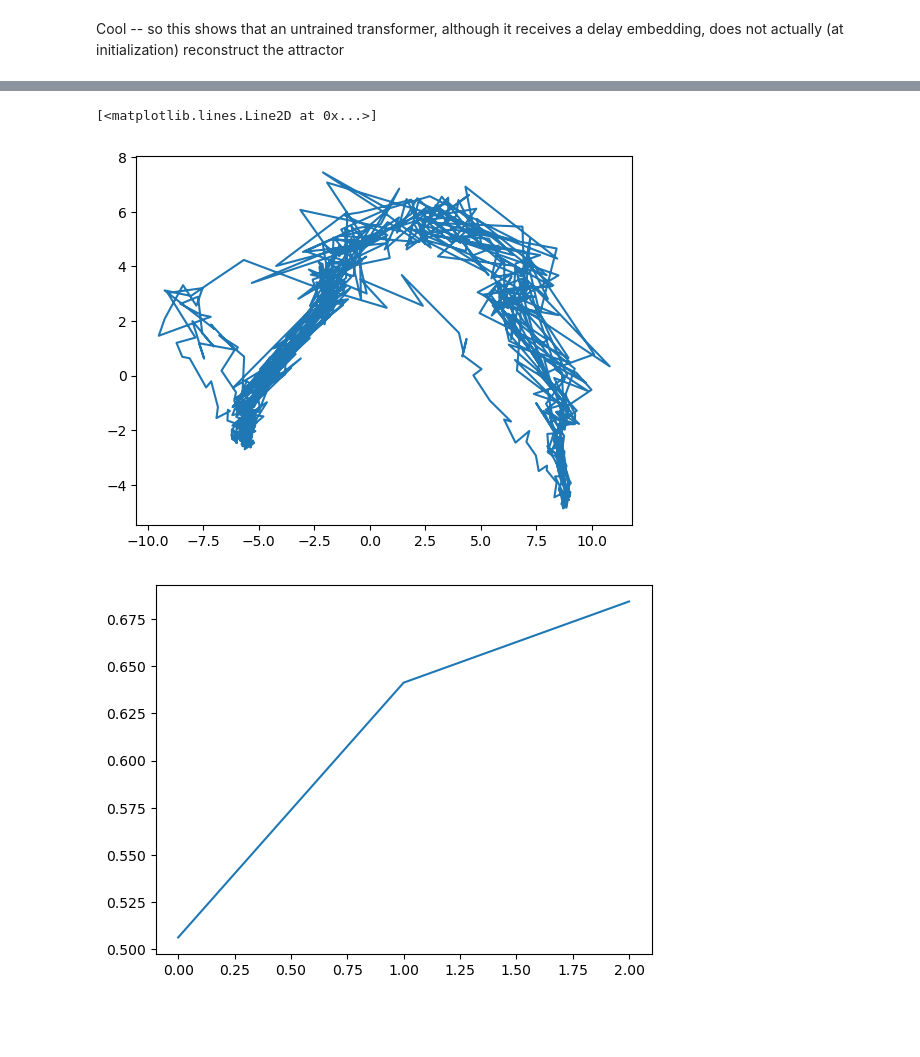
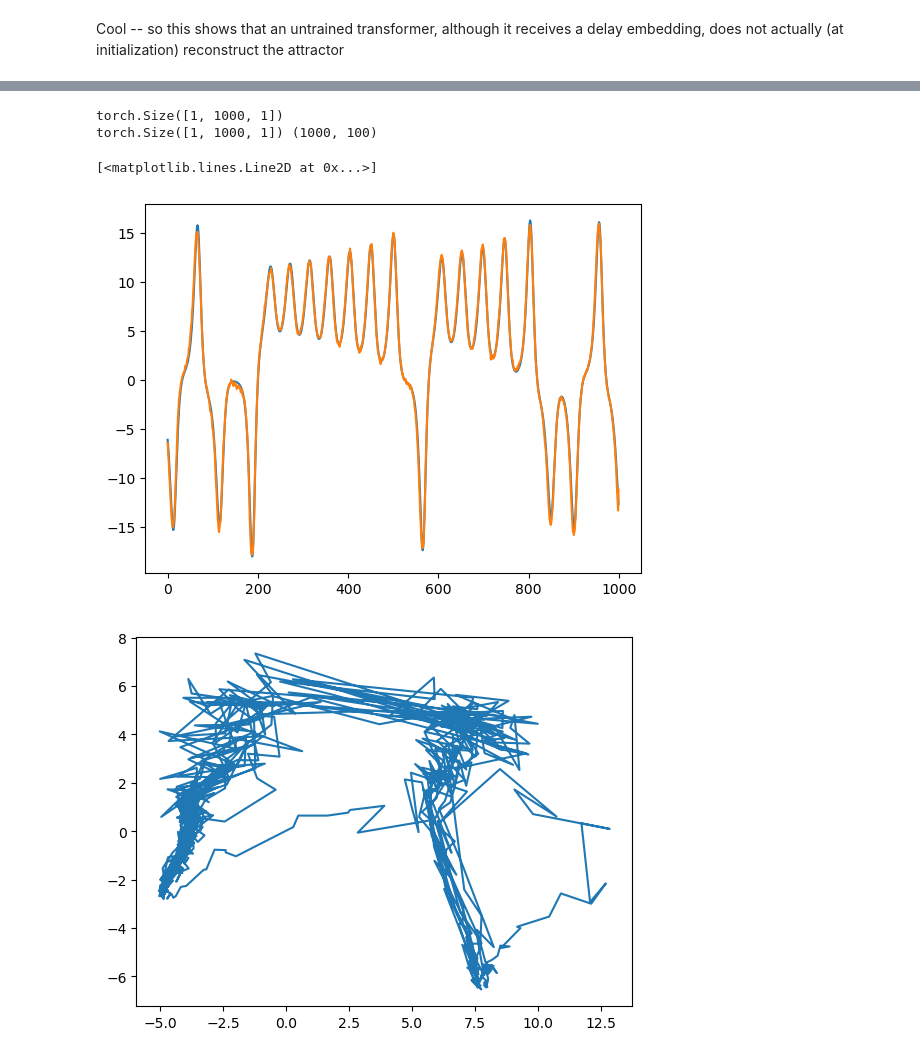
Before and after one commit to mitchellostrow/nn_delay_embeddings, a Jupyter notebook: notebooks/4-10-24 transformer_test.ipynb, the cells around one changed output, grey strips where cells are left out. Cells and saved outputs as stored; diff of their text form; code cells hidden in the pictures; blank space fills up the shorter version.

Commit message:
bug fixes and tests of attractor structure for all models

```diff
--- a/notebooks/4-10-24 transformer_test.ipynb
+++ b/notebooks/4-10-24 transformer_test.ipynb
@@ -99,17 +103,30 @@ Epoch 11 Training Loss: 1.3323240786790849
 # %%
 data = next(iter(train_loader))
-data.shape
-out,hidden = model(data)
-hidden = hidden.detach().numpy().squeeze()
-pca = PCA(n_components=3)
+data = torch.tensor(data).float().cuda()
+print(data.size())
+plt.figure()
+plt.plot(data[0,:,0].cpu())
+
+
+out,hiddens = model(data)
+hidden = hiddens.detach().cpu().numpy().squeeze()
+print(out.shape, hidden.shape)
+plt.plot(out.detach().cpu().numpy()[0,:,0])
+
+#run pca on the hidden states
+from sklearn.decomposition import PCA
+pca = PCA(n_components=2)
 pca.fit(hidden)
 hidden_pca = pca.transform(hidden)
 plt.figure()
-plt.plot(hidden_pca[:,0],hidden_pca[:,1])
+plt.plot(hidden_pca[:,0],hidden_pca[:,1],label="reconstructed w PCA")
+# plt.plot(sol[:,0],sol[:,1],label="original")
 plt.figure()
 #plot evr
 plt.plot(np.cumsum(pca.explained_variance_ratio_))
 # %% [output]
-[<matplotlib.lines.Line2D at 0x...>]
+torch.Size([1, 1000, 1])
+torch.Size([1, 1000, 1]) (1000, 100)
+[<matplotlib.lines.Line2D at 0x...>]
-[figure, old version]
+[figure, new version]
-[figure, old version]
+[figure, new version]
```
Also changed, not shown: parts of 6 cells of this notebook, 5 other files.
